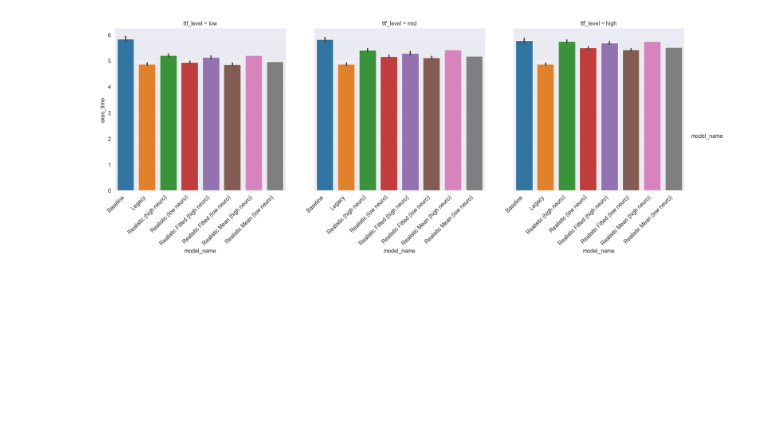
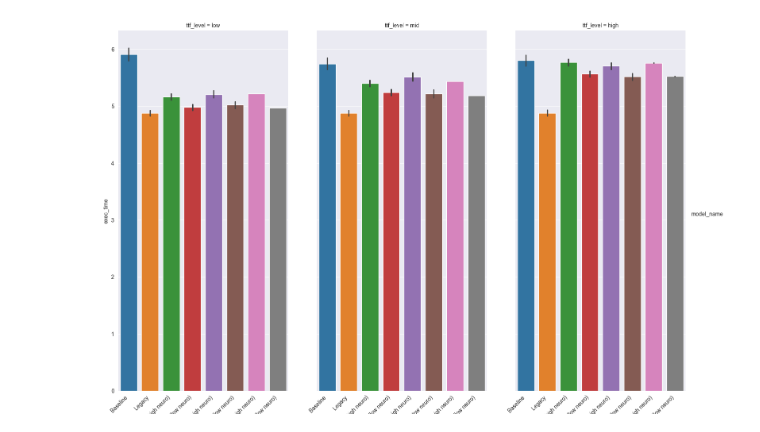
Before and after one commit to molguin92/EdgeDroid2, a Jupyter notebook: analysis_2023/experiments.ipynb, the cells around one changed output. Cells and saved outputs as stored; diff of their text form; code cells hidden in the pictures; blank space fills up the shorter version.

```diff
--- a/analysis_2023/experiments.ipynb
+++ b/analysis_2023/experiments.ipynb
@@ -146,5 +146,5 @@ plt.show()
 # %%
-fg = sns.catplot(data=results[results["step_index"] == results["step_index"].max()], kind="bar", x="model_name", y="task_duration", hue="model_name", col="ttf_level")
+fg = sns.catplot(data=results[results["step_index"] == results["step_index"].max()], kind="bar", x="model_name", y="task_duration", hue="model_name", col="ttf_level", height=10, aspect=0.5)
 for ax in fg.axes.flat:
     ax.set_xticks(ticks=ax.get_xticks(), labels=ax.get_xticklabels(), rotation=45, ha='right')
 plt.show()
@@ -153,7 +153,7 @@ plt.show()
 # %%
-fg = sns.catplot(data=results, kind="bar", x="model_name", y="exec_time", hue="model_name", col="ttf_level")
+fg = sns.catplot(data=results, kind="bar", x="model_name", y="exec_time", hue="model_name", col="ttf_level", height=10, aspect=0.5)
 for ax in fg.axes.flat:
     ax.set_xticks(ticks=ax.get_xticks(), labels=ax.get_xticklabels(), rotation=45, ha='right')
 plt.show()
 # %% [output]
-[figure, old version]
+[figure, new version]
```
Also changed, not shown: parts of 4 cells of this notebook, 3 other files.
